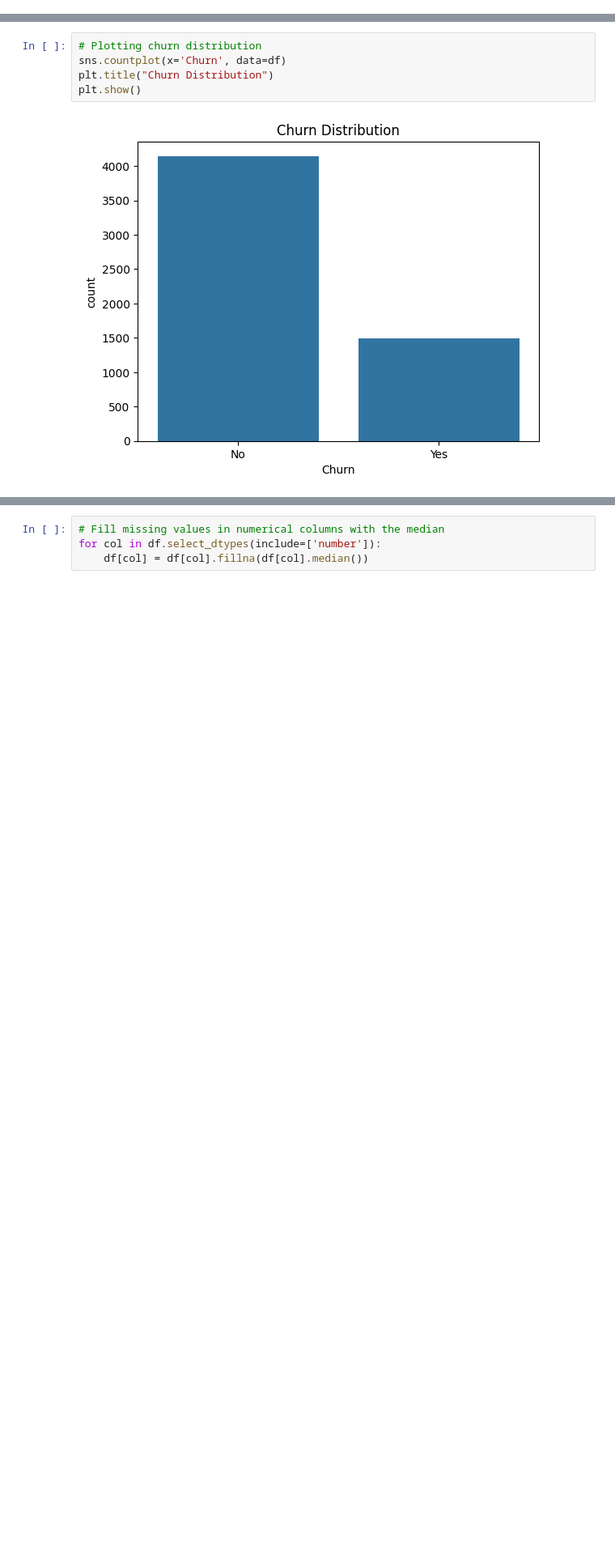
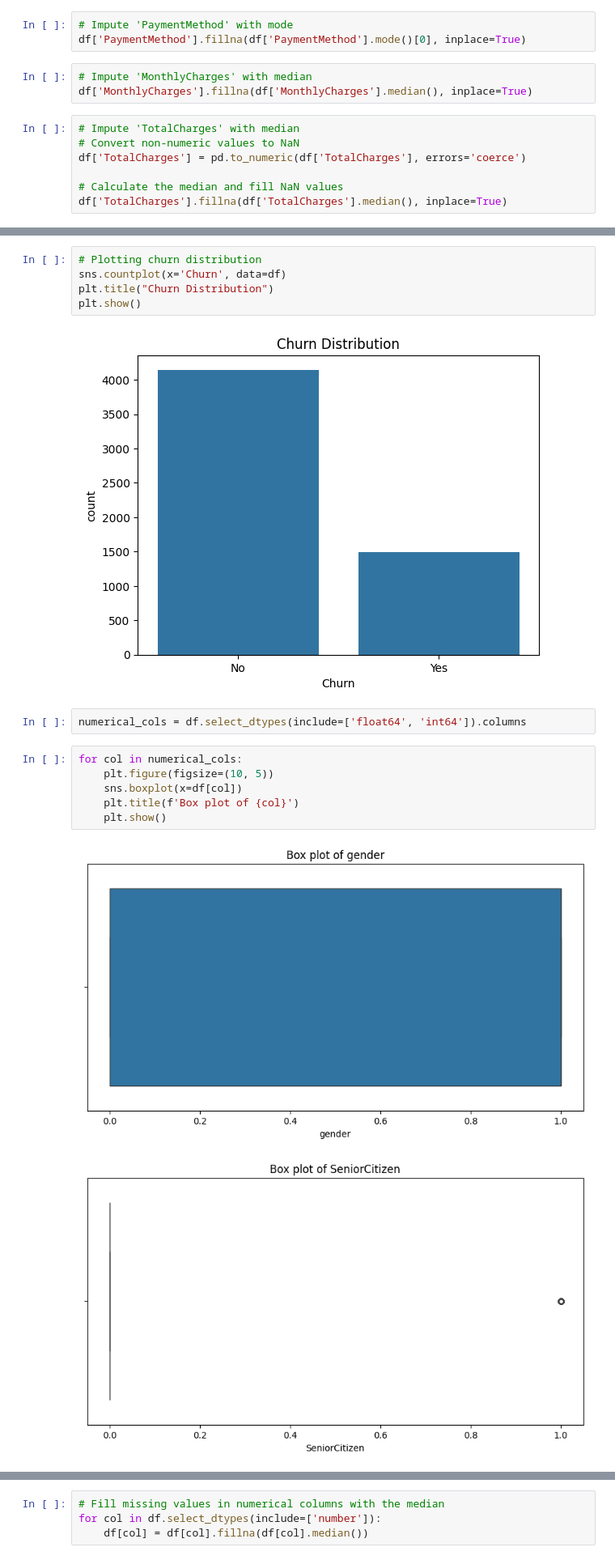
Before and after one commit to manjimams-2000/exitexam2024, a Jupyter notebook: exit_retest.ipynb, the cells around one changed output, grey strips where cells are left out. Shown: that part at 81% size. Drawn from its saved outputs; the diff is of its cells as text; blank space fills up the shorter version.

```diff
--- a/exit_retest.ipynb
+++ b/exit_retest.ipynb
@@ -55,0 +90,13 @@ dtype: int64
+# %%
+# Impute 'PaymentMethod' with mode
+df['PaymentMethod'].fillna(df['PaymentMethod'].mode()[0], inplace=True)
+# %%
+# Impute 'MonthlyCharges' with median
+df['MonthlyCharges'].fillna(df['MonthlyCharges'].median(), inplace=True)
+# %%
+# Impute 'TotalCharges' with median
+# Convert non-numeric values to NaN
+df['TotalCharges'] = pd.to_numeric(df['TotalCharges'], errors='coerce')
+
+# Calculate the median and fill NaN values
+df['TotalCharges'].fillna(df['TotalCharges'].median(), inplace=True)
@@ -94,3 +163,14 @@ plt.title("Churn Distribution")
 plt.show()
 # %% [output]
 [figure]
+# %%
+numerical_cols = df.select_dtypes(include=['float64', 'int64']).columns
+# %%
+for col in numerical_cols:
+    plt.figure(figsize=(10, 5))
+    sns.boxplot(x=df[col])
+    plt.title(f'Box plot of {col}')
+    plt.show()
+# %% [output]
+[figure, added]
+[figure, added]
```
Also changed, not shown: parts of 23 cells of this notebook.
